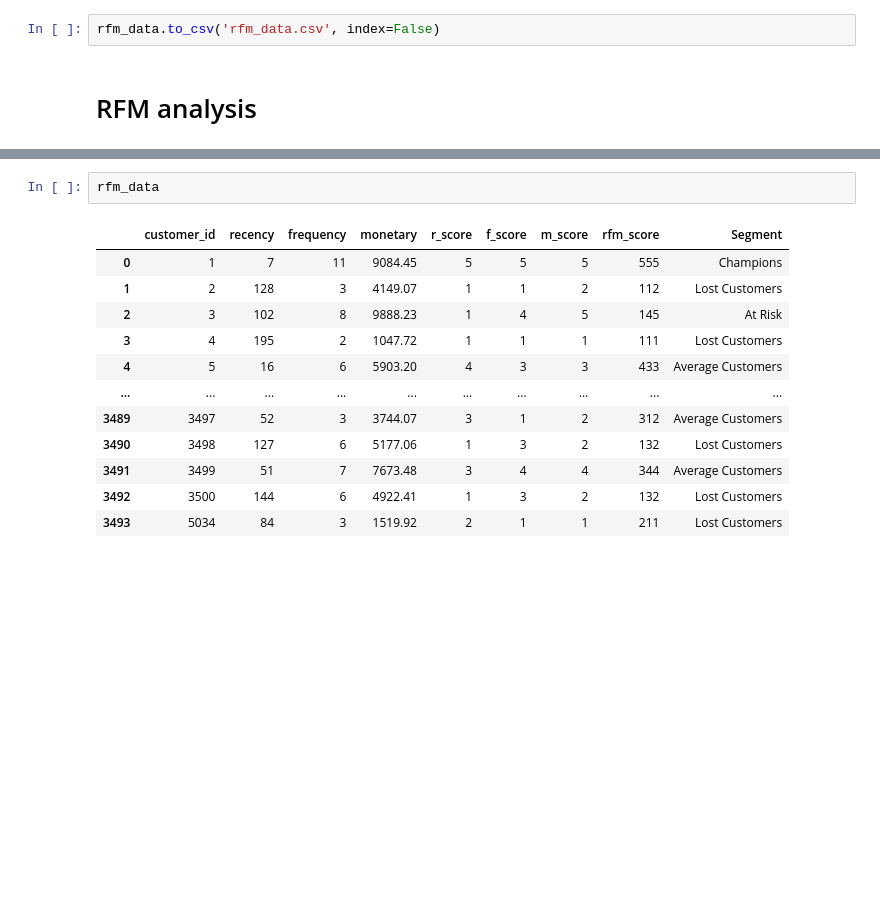
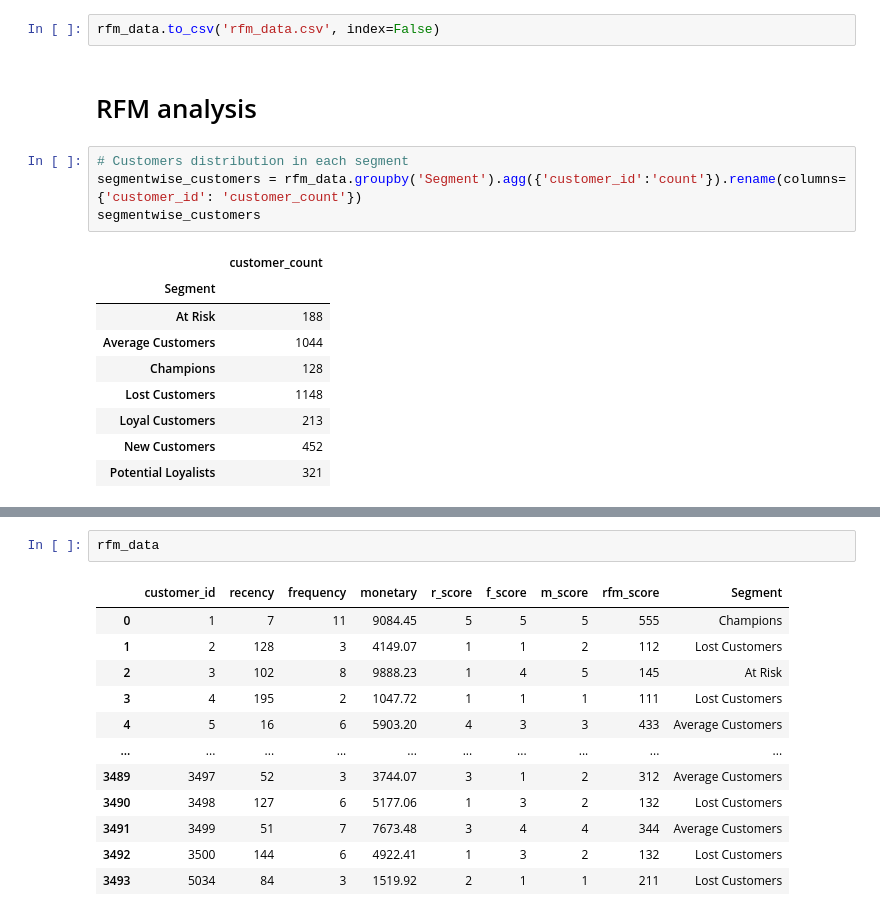
Before and after one commit to tanu-khanuja/customer_segmentation, a Jupyter notebook: notebooks/RFM analysis.ipynb, the cells around one changed output, grey strips where cells are left out. Saved outputs shown, nothing was run; the diff lists cells and outputs as text; blank space fills up the shorter version.

```diff
--- a/notebooks/RFM analysis.ipynb
+++ b/notebooks/RFM analysis.ipynb
@@ -382,3 +382,17 @@ rfm_data.head(5)
 rfm_data.to_csv('rfm_data.csv', index=False)
 # %% [markdown]
 # RFM analysis
+# %%
+# Customers distribution in each segment
+segmentwise_customers = rfm_data.groupby('Segment').agg({'customer_id':'count'}).rename(columns={'customer_id': 'customer_count'})
+segmentwise_customers
+# %% [output]
+|  | customer_count |
+| Segment |  |
+| At Risk | 188 |
+| Average Customers | 1044 |
+| Champions | 128 |
+| Lost Customers | 1148 |
+| Loyal Customers | 213 |
+| New Customers | 452 |
+| Potential Loyalists | 321 |
```
Also changed, not shown: parts of 1 cell of this notebook, 15 other files.
